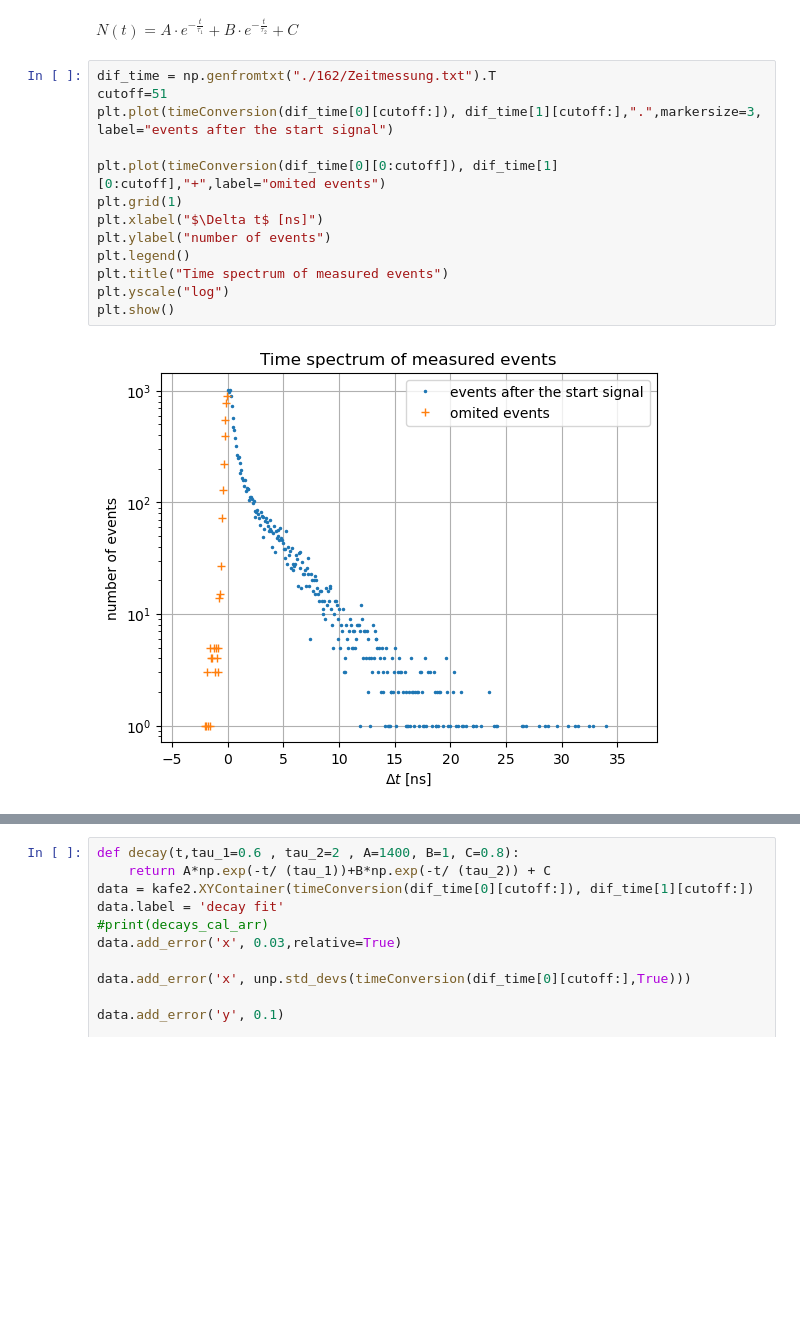
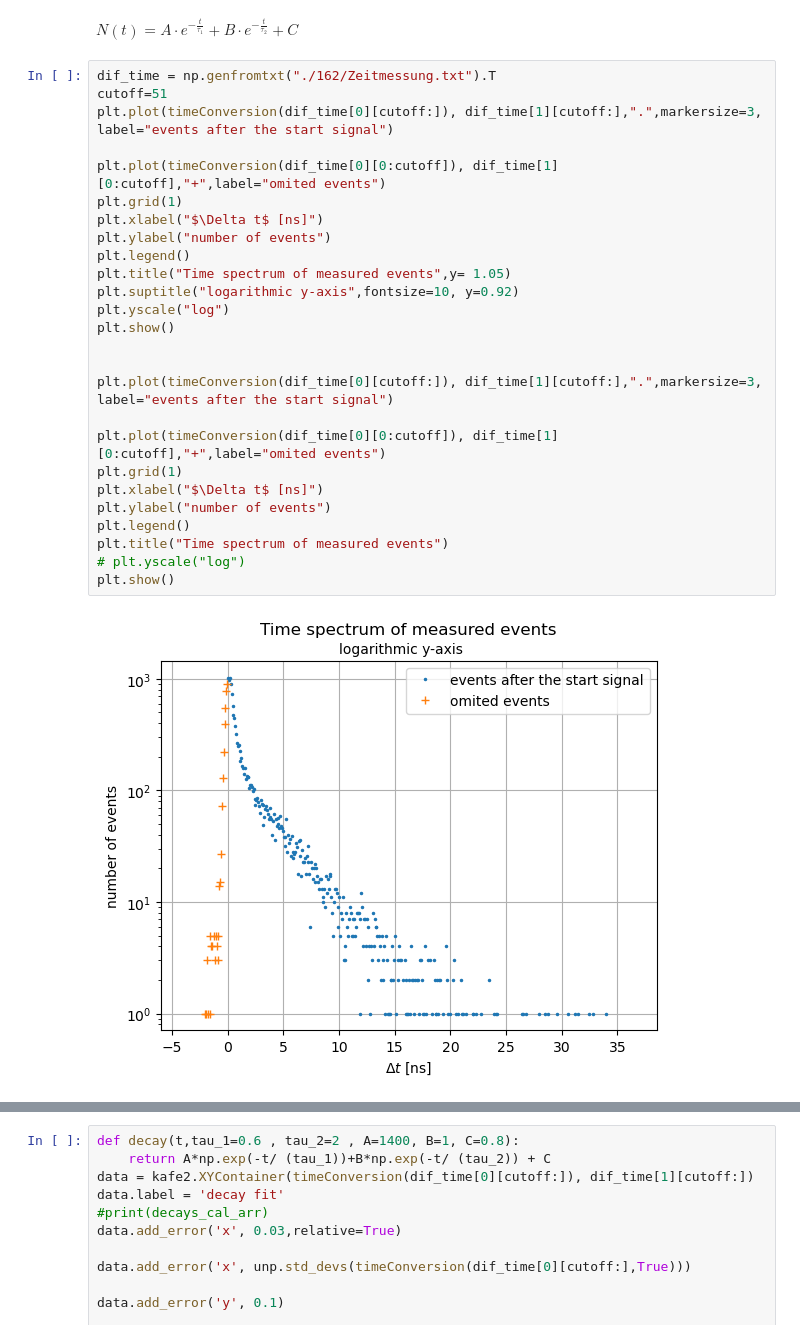
Before and after one commit to HerbertderGrosse/P3, a Jupyter notebook: positronium/positronium.ipynb, the cells around one changed output, grey strips where cells are left out. Saved outputs shown, nothing was run; the diff lists cells and outputs as text; blank space fills up the shorter version.

```diff
--- a/positronium/positronium.ipynb
+++ b/positronium/positronium.ipynb
@@ -120,15 +116,28 @@ $N(t)=A\cdot e^{-\frac{t}{\tau_1}}+B\cdot e^{-\frac{t}{\tau_2}}+C$
 # %%
 dif_time = np.genfromtxt("./162/Zeitmessung.txt").T
 cutoff=51
 plt.plot(timeConversion(dif_time[0][cutoff:]), dif_time[1][cutoff:],".",markersize=3, label="events after the start signal")
 
 plt.plot(timeConversion(dif_time[0][0:cutoff]), dif_time[1][0:cutoff],"+",label="omited events")
 plt.grid(1)
 plt.xlabel("$\Delta t$ [ns]")
 plt.ylabel("number of events")
 plt.legend()
-plt.title("Time spectrum of measured events")
+plt.title("Time spectrum of measured events",y= 1.05)
+plt.suptitle("logarithmic y-axis",fontsize=10, y=0.92)
 plt.yscale("log")
 plt.show()
+
+
+plt.plot(timeConversion(dif_time[0][cutoff:]), dif_time[1][cutoff:],".",markersize=3, label="events after the start signal")
+
+plt.plot(timeConversion(dif_time[0][0:cutoff]), dif_time[1][0:cutoff],"+",label="omited events")
+plt.grid(1)
+plt.xlabel("$\Delta t$ [ns]")
+plt.ylabel("number of events")
+plt.legend()
+plt.title("Time spectrum of measured events")
+# plt.yscale("log")
+plt.show()
 # %% [output]
-[figure, old version]
+[figure, new version]
```
Also changed, not shown: parts of 3 cells of this notebook, 3 other files.
